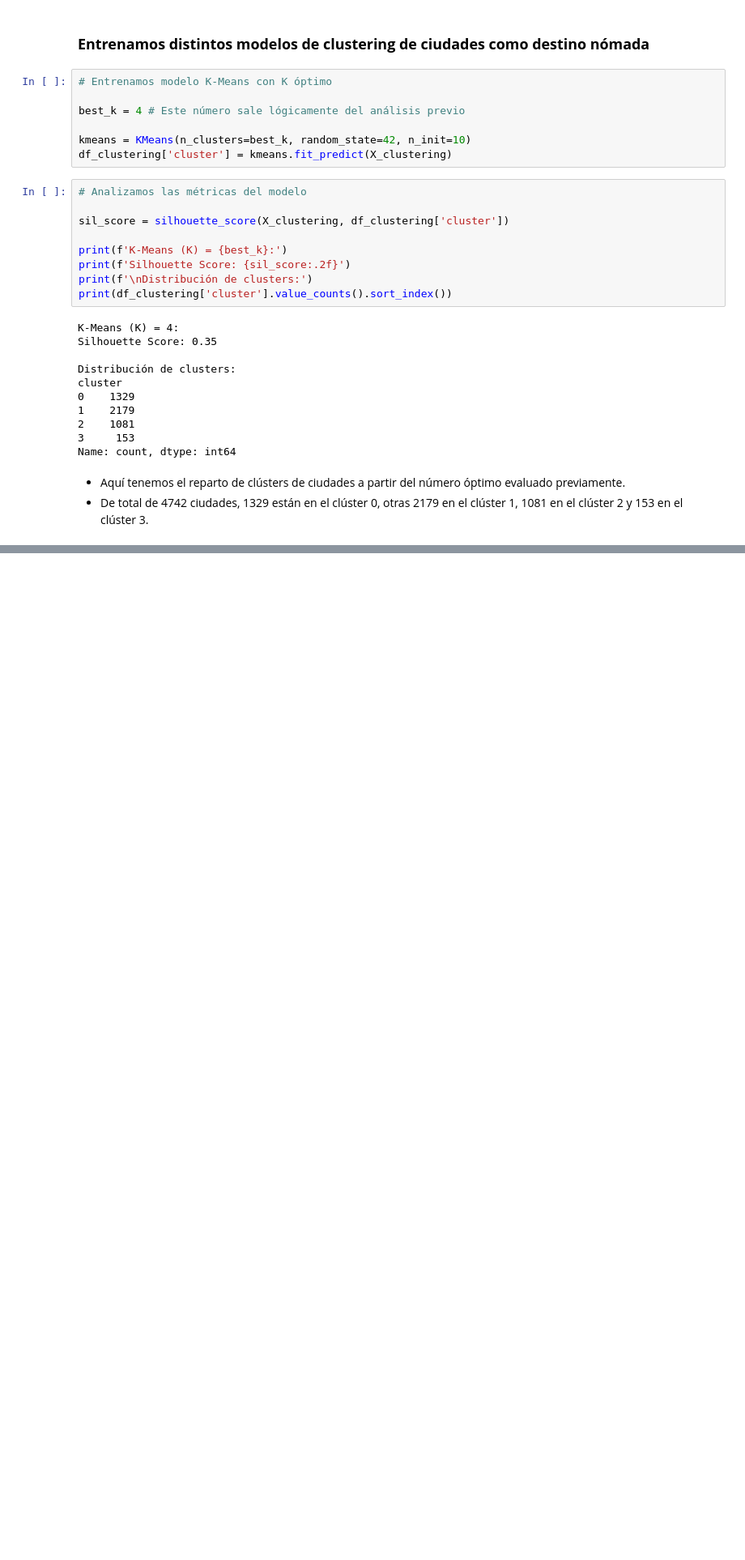
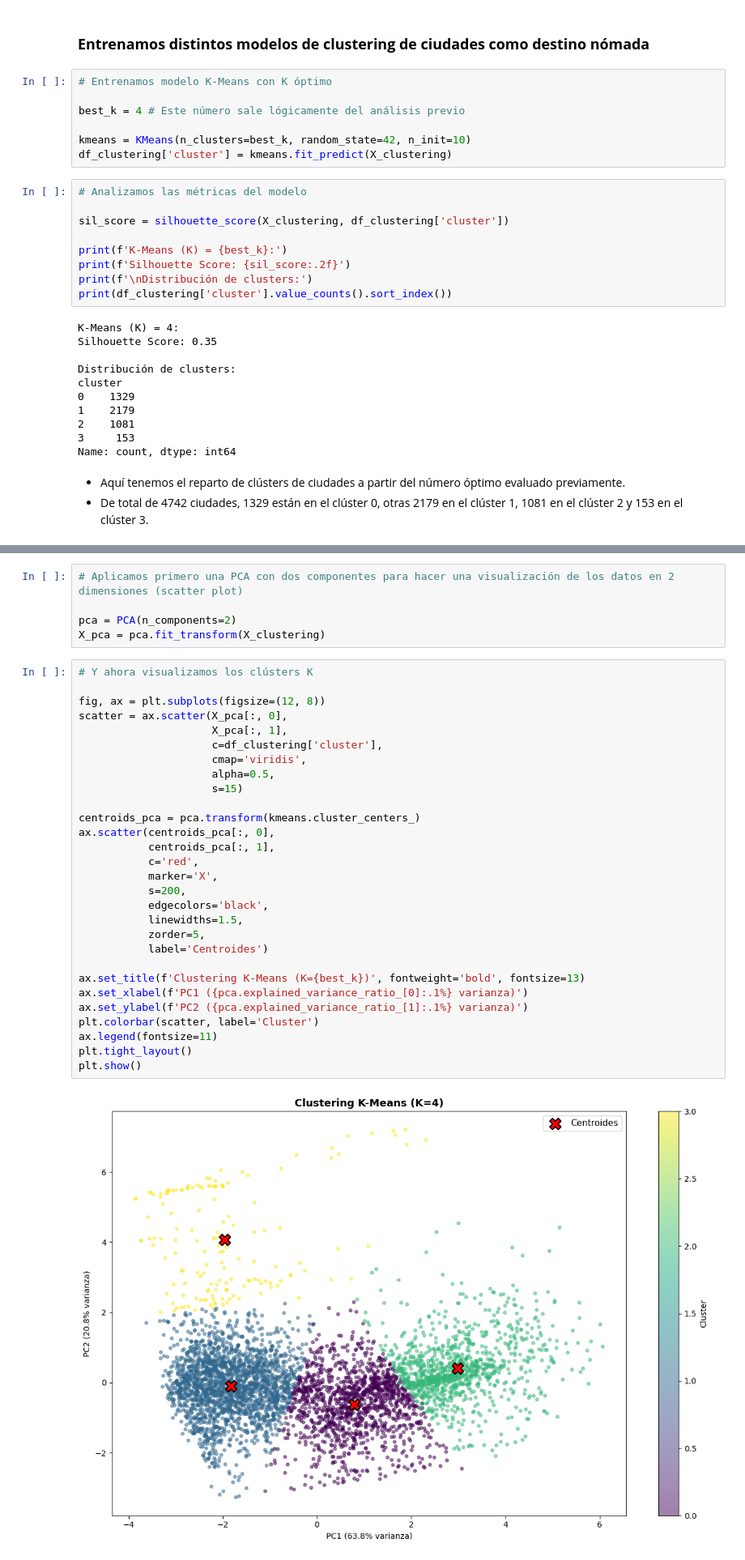
Before and after one commit to danielaaguirrej55-source/Proyecto-ML---Machine-Learning, a Jupyter notebook: src/notebooks/main_juanfcia_models.ipynb, the cells around one changed output, grey strips where cells are left out. Shown at 81% size. Drawn from its saved outputs; the diff is of its cells as text; blank space fills up the shorter version.

Commit message:
Clustering de ciudades - Kmeans viz - ML Project

```diff
--- a/src/notebooks/main_juanfcia_models.ipynb
+++ b/src/notebooks/main_juanfcia_models.ipynb
@@ -630,0 +666,36 @@ Name: count, dtype: int64
+# %%
+# Aplicamos primero una PCA con dos componentes para hacer una visualización de los datos en 2 dimensiones (scatter plot)
+
+pca = PCA(n_components=2)
+X_pca = pca.fit_transform(X_clustering)
+# %%
+# Y ahora visualizamos los clústers K
+
+fig, ax = plt.subplots(figsize=(12, 8))
+scatter = ax.scatter(X_pca[:, 0],
+                     X_pca[:, 1],
+                     c=df_clustering['cluster'],
+                     cmap='viridis',
+                     alpha=0.5,
+                     s=15)
+
+centroids_pca = pca.transform(kmeans.cluster_centers_)
+ax.scatter(centroids_pca[:, 0],
+           centroids_pca[:, 1],
+           c='red',
+           marker='X',
+           s=200,
+           edgecolors='black',
+           linewidths=1.5,
+           zorder=5,
+           label='Centroides')
+
+ax.set_title(f'Clustering K-Means (K={best_k})', fontweight='bold', fontsize=13)
+ax.set_xlabel(f'PC1 ({pca.explained_variance_ratio_[0]:.1%} varianza)')
+ax.set_ylabel(f'PC2 ({pca.explained_variance_ratio_[1]:.1%} varianza)')
+plt.colorbar(scatter, label='Cluster')
+ax.legend(fontsize=11)
+plt.tight_layout()
+plt.show()
+# %% [output]
+[figure, added]
```
Also changed, not shown: parts of 3 cells of this notebook, 1 other file.
